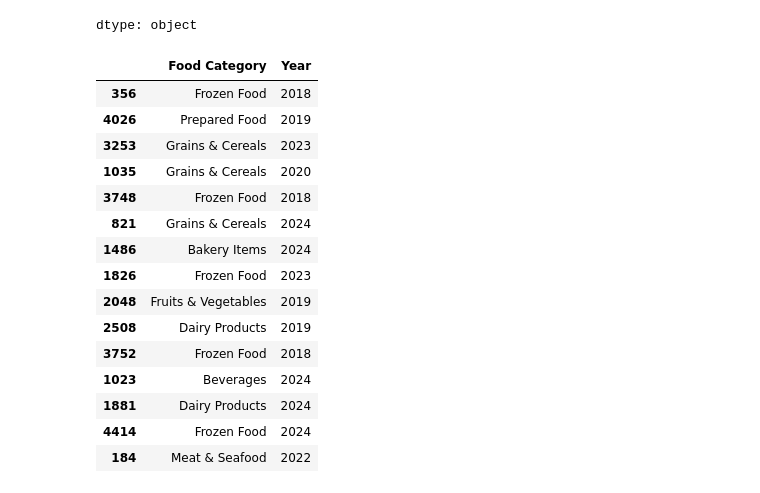
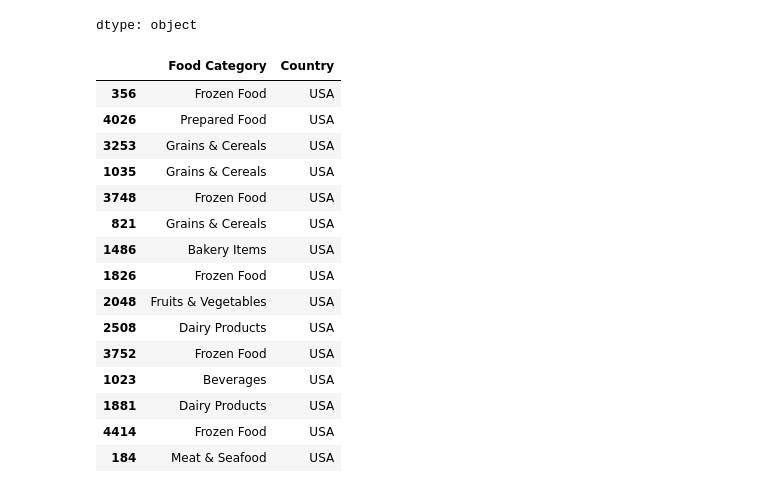
Before and after one commit to Yihuiny/Global-Food-Wastage, a Jupyter notebook: foodwastageproject.ipynb, the cells around one changed output. Drawn from its saved outputs; the diff is of its cells as text; code cells hidden in the pictures.

```diff
--- a/foodwastageproject.ipynb
+++ b/foodwastageproject.ipynb
@@ -159,21 +162,21 @@ df.groupby("Food Category")["Country"].sum().sort_values(ascending=False).head(5
 | Grains & Cereals | IndiaBrazilUKSouth KoreaAustralia... |
 dtype: object
 # %%
-df.sort_values(by="Country", ascending=False)[["Food Category", "Year"]].head(15)
+df.sort_values(by="Country", ascending=False)[["Food Category", "Country"]].head(15)
 # %% [output]
-|  | Food Category | Year |
-| 356 | Frozen Food | 2018 |
-| 4026 | Prepared Food | 2019 |
-| 3253 | Grains & Cereals | 2023 |
-| 1035 | Grains & Cereals | 2020 |
-| 3748 | Frozen Food | 2018 |
-| 821 | Grains & Cereals | 2024 |
-| 1486 | Bakery Items | 2024 |
-| 1826 | Frozen Food | 2023 |
-| 2048 | Fruits & Vegetables | 2019 |
-| 2508 | Dairy Products | 2019 |
-| 3752 | Frozen Food | 2018 |
-| 1023 | Beverages | 2024 |
-| 1881 | Dairy Products | 2024 |
-| 4414 | Frozen Food | 2024 |
-| 184 | Meat & Seafood | 2022 |
+|  | Food Category | Country |
+| 356 | Frozen Food | USA |
+| 4026 | Prepared Food | USA |
+| 3253 | Grains & Cereals | USA |
+| 1035 | Grains & Cereals | USA |
+| 3748 | Frozen Food | USA |
+| 821 | Grains & Cereals | USA |
+| 1486 | Bakery Items | USA |
+| 1826 | Frozen Food | USA |
+| 2048 | Fruits & Vegetables | USA |
+| 2508 | Dairy Products | USA |
+| 3752 | Frozen Food | USA |
+| 1023 | Beverages | USA |
+| 1881 | Dairy Products | USA |
+| 4414 | Frozen Food | USA |
+| 184 | Meat & Seafood | USA |
```
Also changed, not shown: parts of 9 cells of this notebook.
